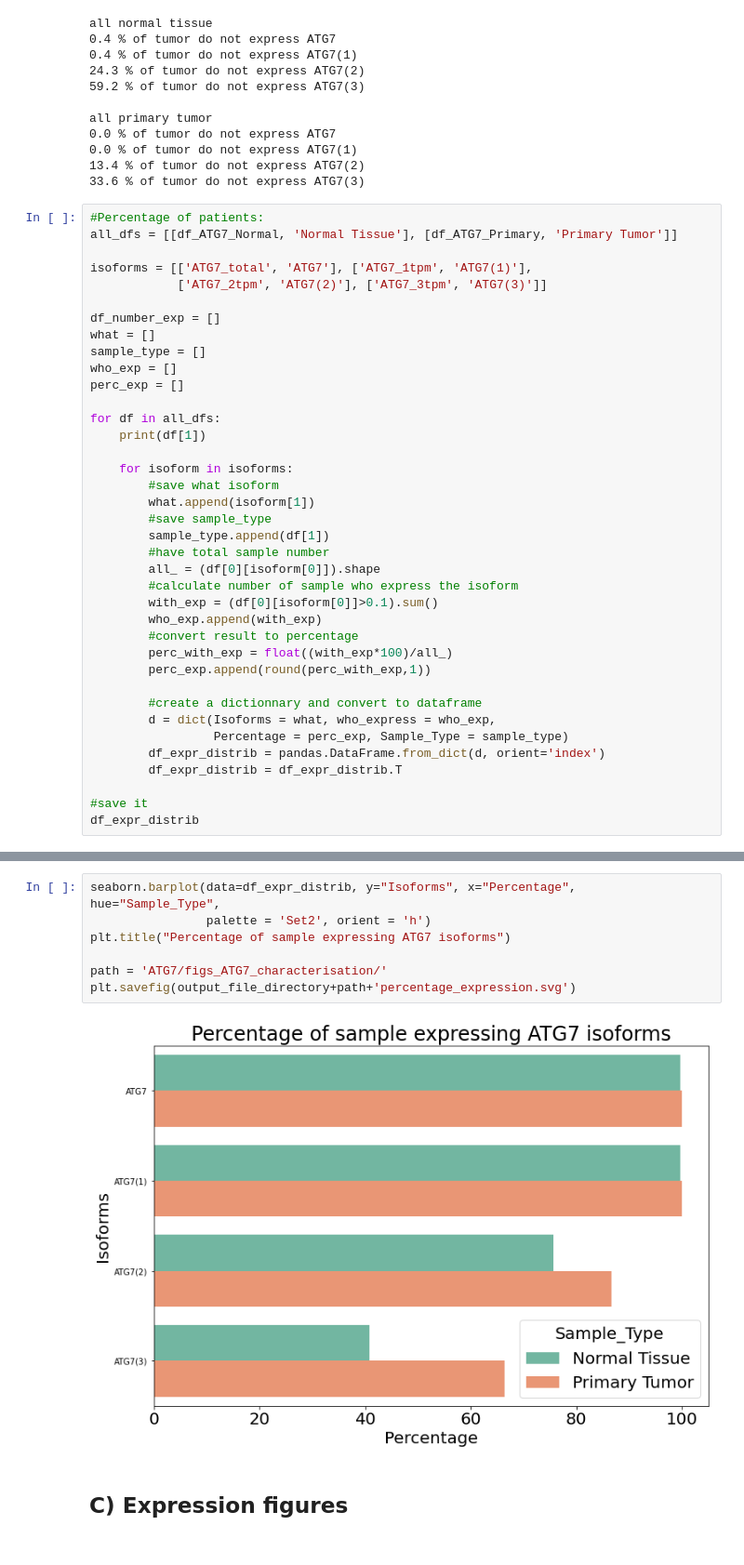
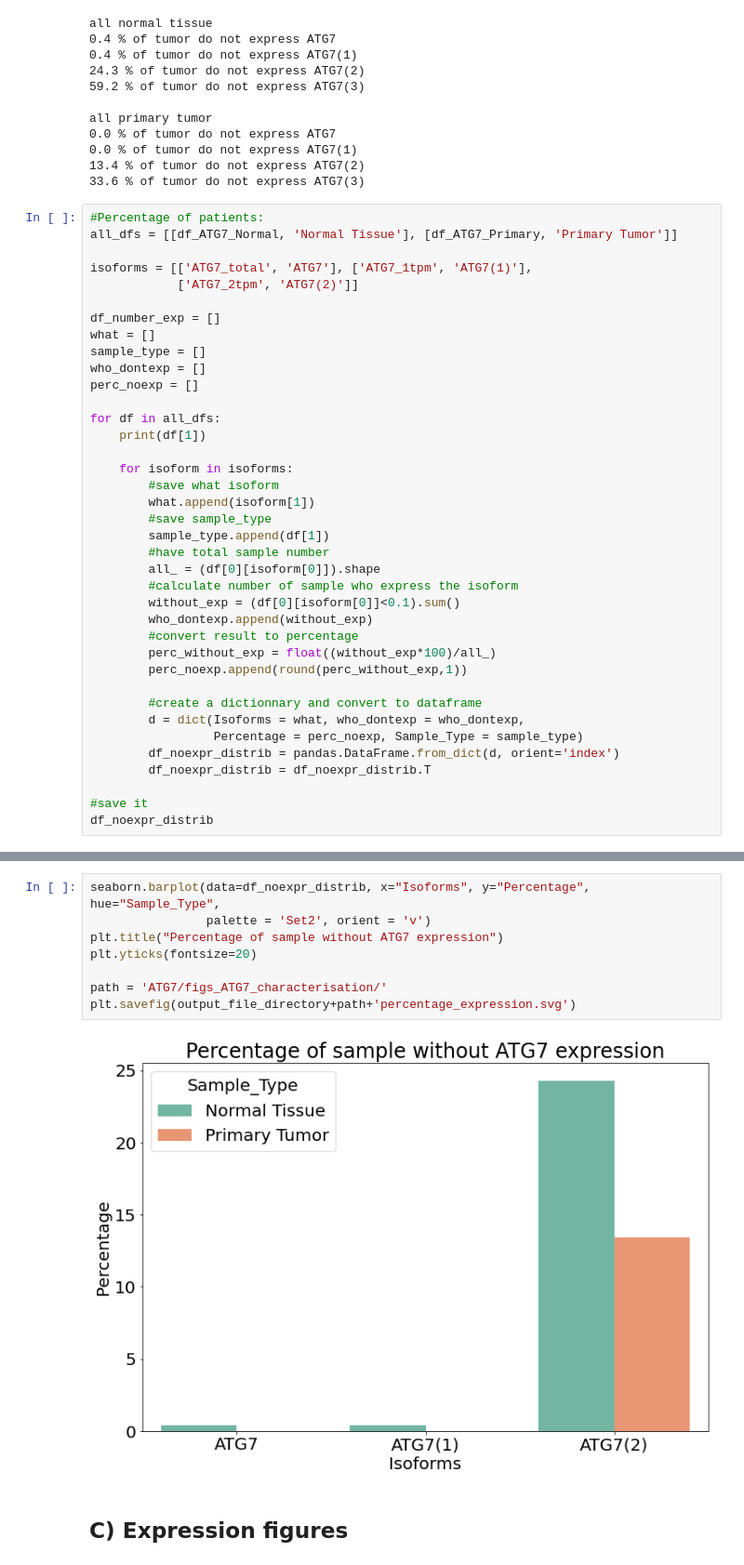
Before and after one commit to Keviosta/Article_short_isoform_ATG7_private, a Jupyter notebook: ATG7/atg7_all_tissue_analyse/ATG7 characterisation/all_organs_ATG7_isoform_characterisation.ipynb, the cells around one changed output, grey strips where cells are left out. Shown at 93% size. Drawn from its saved outputs; the diff is of its cells as text.

```diff
--- a/ATG7/atg7_all_tissue_analyse/ATG7 characterisation/all_organs_ATG7_isoform_characterisation.ipynb
+++ b/ATG7/atg7_all_tissue_analyse/ATG7 characterisation/all_organs_ATG7_isoform_characterisation.ipynb
@@ -172,13 +182,13 @@ all primary tumor
 all_dfs = [[df_ATG7_Normal, 'Normal Tissue'], [df_ATG7_Primary, 'Primary Tumor']]
 
 isoforms = [['ATG7_total', 'ATG7'], ['ATG7_1tpm', 'ATG7(1)'],
-            ['ATG7_2tpm', 'ATG7(2)'], ['ATG7_3tpm', 'ATG7(3)']]
+            ['ATG7_2tpm', 'ATG7(2)']]
 
 df_number_exp = []
 what = []
 sample_type = []
-who_exp = []
-perc_exp = []
+who_dontexp = []
+perc_noexp = []
 
 for df in all_dfs:
     print(df[1])
@@ -191,20 +201,20 @@ for df in all_dfs:
         #have total sample number
         all_ = (df[0][isoform[0]]).shape
         #calculate number of sample who express the isoform
-        with_exp = (df[0][isoform[0]]>0.1).sum()
-        who_exp.append(with_exp)
+        without_exp = (df[0][isoform[0]]<0.1).sum()
+        who_dontexp.append(without_exp)
         #convert result to percentage
-        perc_with_exp = float((with_exp*100)/all_)
-        perc_exp.append(round(perc_with_exp,1))
+        perc_without_exp = float((without_exp*100)/all_)
+        perc_noexp.append(round(perc_without_exp,1))
 
         #create a dictionnary and convert to dataframe
-        d = dict(Isoforms = what, who_express = who_exp,
-                 Percentage = perc_exp, Sample_Type = sample_type)
-        df_expr_distrib = pandas.DataFrame.from_dict(d, orient='index')
-        df_expr_distrib = df_expr_distrib.T
+        d = dict(Isoforms = what, who_dontexp = who_dontexp,
+                 Percentage = perc_noexp, Sample_Type = sample_type)
+        df_noexpr_distrib = pandas.DataFrame.from_dict(d, orient='index')
+        df_noexpr_distrib = df_noexpr_distrib.T
 
 #save it
-df_expr_distrib
+df_noexpr_distrib
 # %% [output]
 Normal Tissue
 Primary Tumor
@@ -220,12 +228,13 @@ Primary Tumor
 # %%
-seaborn.barplot(data=df_expr_distrib, y="Isoforms", x="Percentage", hue="Sample_Type",
-                palette = 'Set2', orient = 'h')
-plt.title("Percentage of sample expressing ATG7 isoforms")
+seaborn.barplot(data=df_noexpr_distrib, x="Isoforms", y="Percentage", hue="Sample_Type",
+                palette = 'Set2', orient = 'v')
+plt.title("Percentage of sample without ATG7 expression")
+plt.yticks(fontsize=20)
 
 path = 'ATG7/figs_ATG7_characterisation/'
 plt.savefig(output_file_directory+path+'percentage_expression.svg')
 # %% [output]
-[figure, old version]
+[figure, new version]
 # %% [markdown]
 ## C) Expression figures
 # %% [markdown]
```
Also changed, not shown: parts of 5 cells of this notebook.
